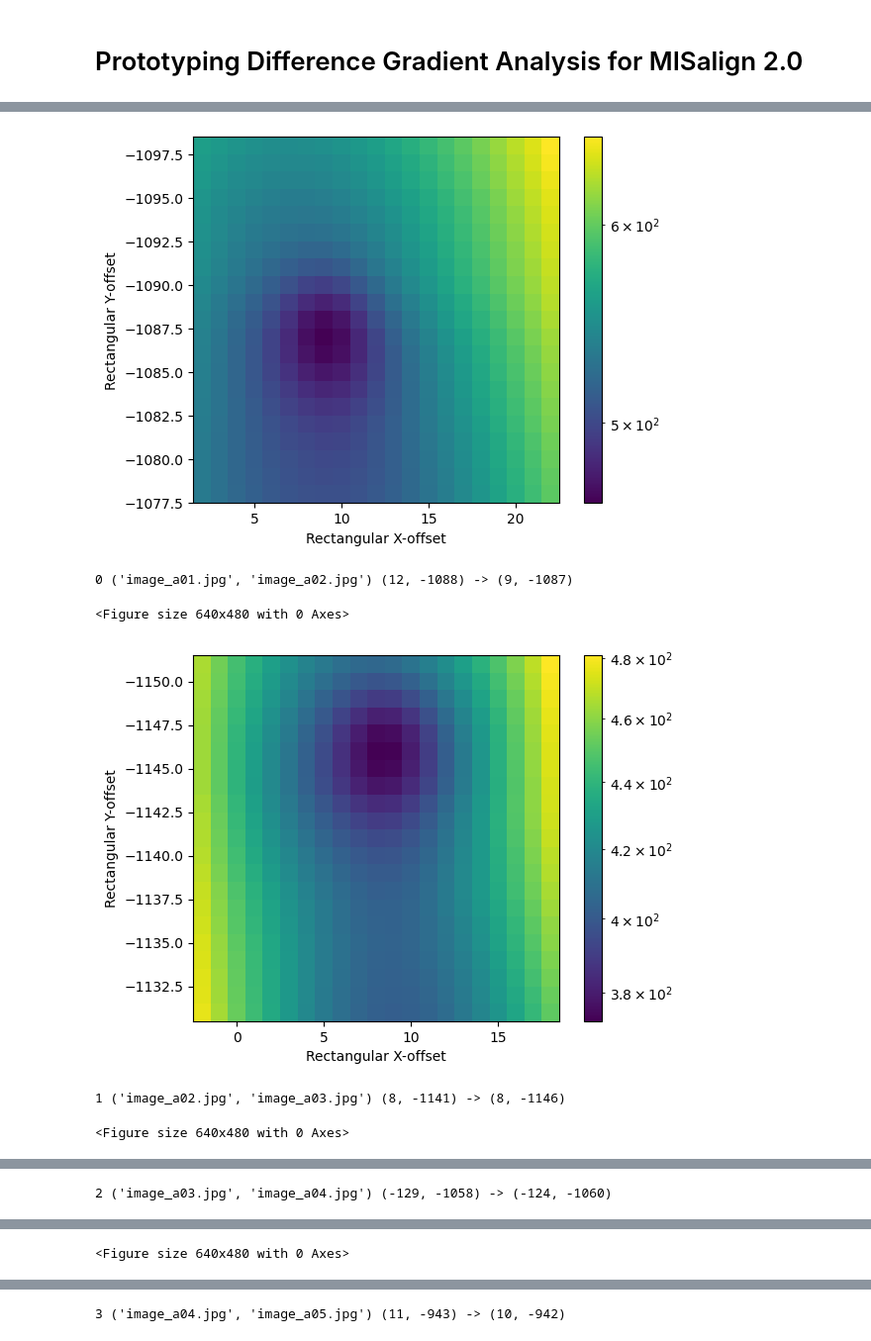
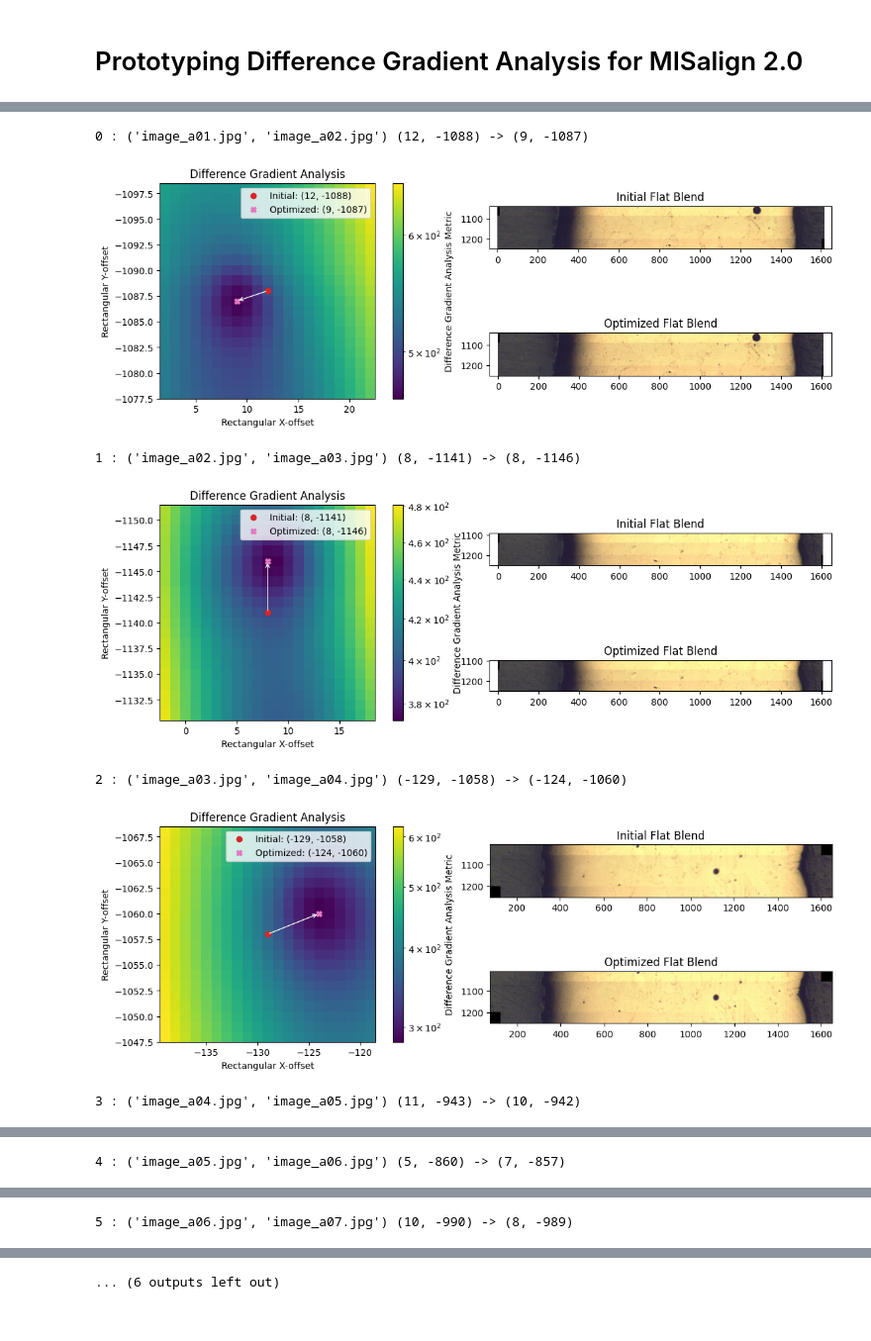
Before and after one commit to jess-garnett/MISalign, a Jupyter notebook: develop/difference_gradient_alignment.ipynb, the cells around one changed output, grey strips where cells are left out. Shown at 99% size. Cells and saved outputs as stored; diff of their text form; code cells hidden in the pictures.

Commit message:
Refining DGA plotting functions and moving plotting functions/helper functions into DGA module.

```diff
--- a/develop/difference_gradient_alignment.ipynb
+++ b/develop/difference_gradient_alignment.ipynb
@@ -200,38 +71,26 @@ Initial: (-129, -1058) Optimized: (-124, -1060)
 # %%
 relation_index_results=dict()
 for i,relation in enumerate(mis_project.get_relations()):
     dga_results=dga.difference_gradient_analysis(
             image_a=mis_project.get_image(relation.get_reference()[0]),
             image_b=mis_project.get_image(relation.get_reference()[1]),
             relation=relation,
             strategy=dga.strategy_full_grid,
             metric=dga.metric_squared_mean,
             strategy_max_size=10,
             )
-    plt.figure()
-    plt.imshow(dga_results["grid_results"].T,
-        norm=colors.LogNorm(vmin=np.nanmin(dga_results["grid_results"]),
-                            vmax=np.nanmax(dga_results["grid_results"])),
-        extent=(np.min(dga_results["grid"][0])-0.5,
-                np.max(dga_results["grid"][0])+0.5,
-                np.max(dga_results["grid"][1])+0.5,
-                np.min(dga_results["grid"][1])-0.5,), #xmin,xmax,ymin,ymax
-        )
-    plt.xlabel("Rectangular X-offset")
-    plt.ylabel("Rectangular Y-offset")
-    plt.colorbar()
+    print(i,":",relation.get_reference(),relation.get_relation('r'),"->",dga_results["optimized_offset"])
+    dga.plot_grid_difference_gradient_analysis(
+        image_a=mis_project.get_image(relation.get_reference()[0]),
+        image_b=mis_project.get_image(relation.get_reference()[1]),
+        dga_grid_result=dga_results,
+    )
     plt.show()
-    relation_index_results[i]=MISRelationRectangular(image_pair=relation.get_reference(),
-                                                                                rectangular=dga_results["optimized_offset"],
-                                                                                note="Alignment with DGA")
-
-    plt.figure()
-
-    print(i,relation.get_reference(),relation.get_relation('r'),"->",dga_results["optimized_offset"])
 # %% [output]
+0 : ('image_a01.jpg', 'image_a02.jpg') (12, -1088) -> (9, -1087)
-[figure, old version]
+[figure, new version]
-0 ('image_a01.jpg', 'image_a02.jpg') (12, -1088) -> (9, -1087)
-<Figure size 640x480 with 0 Axes>
+1 : ('image_a02.jpg', 'image_a03.jpg') (8, -1141) -> (8, -1146)
-[figure, old version]
+[figure, new version]
-1 ('image_a02.jpg', 'image_a03.jpg') (8, -1141) -> (8, -1146)
+2 : ('image_a03.jpg', 'image_a04.jpg') (-129, -1058) -> (-124, -1060)
+[figure, new version]
-<Figure size 640x480 with 0 Axes>
+3 : ('image_a04.jpg', 'image_a05.jpg') (11, -943) -> (10, -942)
@@ -239 +98 @@ for i,relation in enumerate(mis_project.get_relations()):
-2 ('image_a03.jpg', 'image_a04.jpg') (-129, -1058) -> (-124, -1060)
+4 : ('image_a05.jpg', 'image_a06.jpg') (5, -860) -> (7, -857)
@@ -240 +100 @@ for i,relation in enumerate(mis_project.get_relations()):
-<Figure size 640x480 with 0 Axes>
+5 : ('image_a06.jpg', 'image_a07.jpg') (10, -990) -> (8, -989)
@@ -242 +102 @@ for i,relation in enumerate(mis_project.get_relations()):
-3 ('image_a04.jpg', 'image_a05.jpg') (11, -943) -> (10, -942)
+... (6 outputs left out)
```
Also changed, not shown: parts of 4 cells of this notebook, 1 other file.
